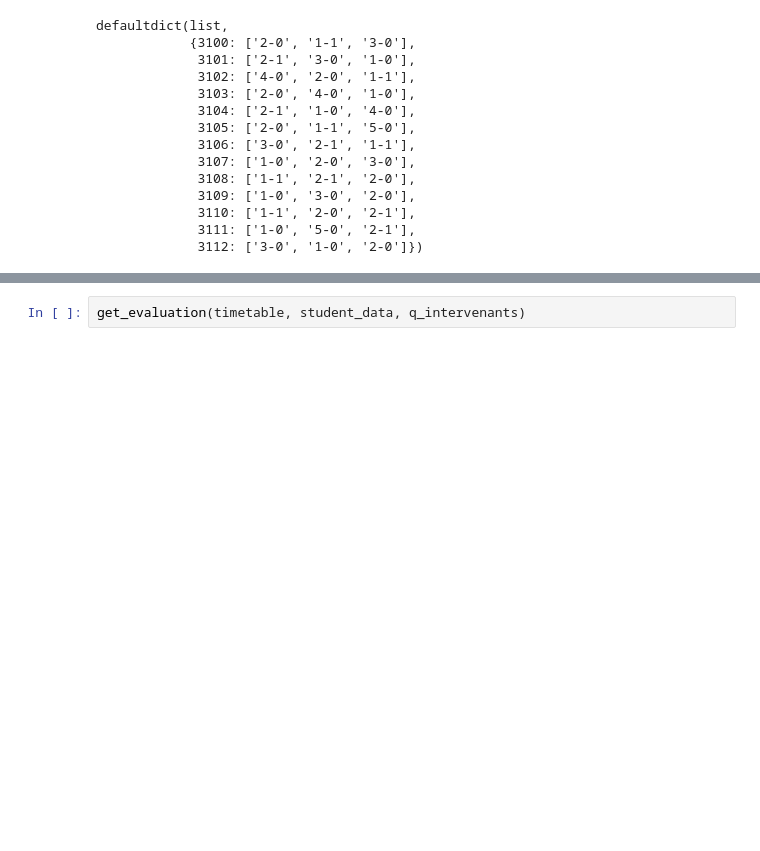
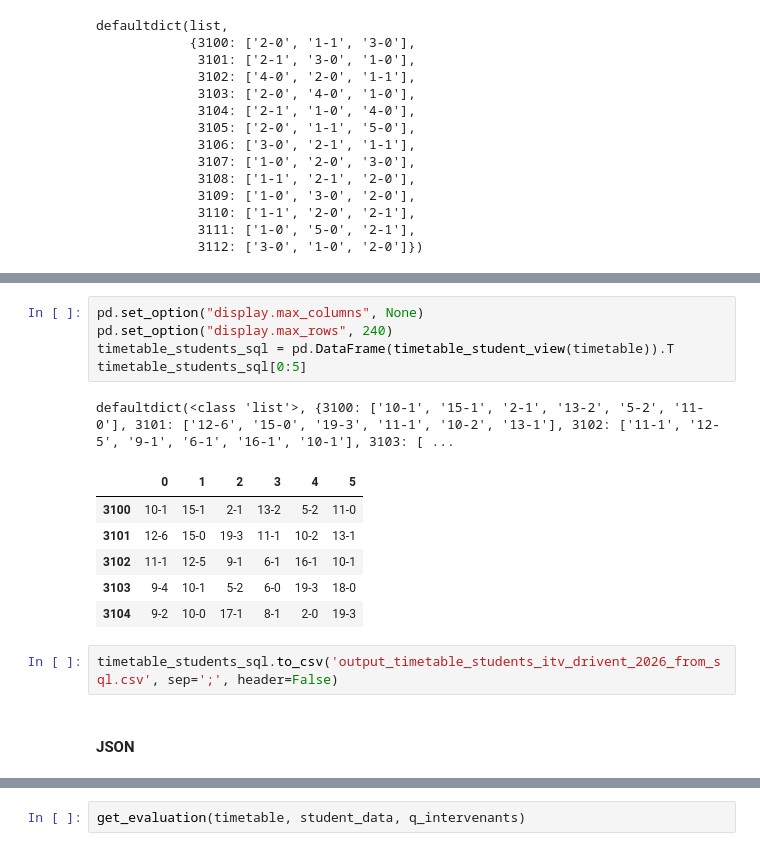
Before and after one commit to echollet/ForumDb, a Jupyter notebook: forum-20-itv-driven-sql.ipynb, the cells around one changed output, grey strips where cells are left out. Cells and saved outputs as stored; diff of their text form; blank space fills up the shorter version.

```diff
--- a/forum-20-itv-driven-sql.ipynb
+++ b/forum-20-itv-driven-sql.ipynb
@@ -376,0 +418,17 @@ student_data = list(parsed.values())
+# %%
+pd.set_option("display.max_columns", None)
+pd.set_option("display.max_rows", 240)
+timetable_students_sql = pd.DataFrame(timetable_student_view(timetable)).T
+timetable_students_sql[0:5]
+# %% [output]
+defaultdict(<class 'list'>, {3100: ['10-1', '15-1', '2-1', '13-2', '5-2', '11-0'], 3101: ['12-6', '15-0', '19-3', '11-1', '10-2', '13-1'], 3102: ['11-1', '12-5', '9-1', '6-1', '16-1', '10-1'], 3103: [ ...
+|  | 0 | 1 | 2 | 3 | 4 | 5 |
+| 3100 | 10-1 | 15-1 | 2-1 | 13-2 | 5-2 | 11-0 |
+| 3101 | 12-6 | 15-0 | 19-3 | 11-1 | 10-2 | 13-1 |
+| 3102 | 11-1 | 12-5 | 9-1 | 6-1 | 16-1 | 10-1 |
+| 3103 | 9-4 | 10-1 | 5-2 | 6-0 | 19-3 | 18-0 |
+| 3104 | 9-2 | 10-0 | 17-1 | 8-1 | 2-0 | 19-3 |
+# %%
+timetable_students_sql.to_csv('output_timetable_students_itv_drivent_2026_from_sql.csv', sep=';', header=False)
+# %% [markdown]
+#### JSON
```
Also changed, not shown: parts of 23 cells of this notebook, 2 other files.
